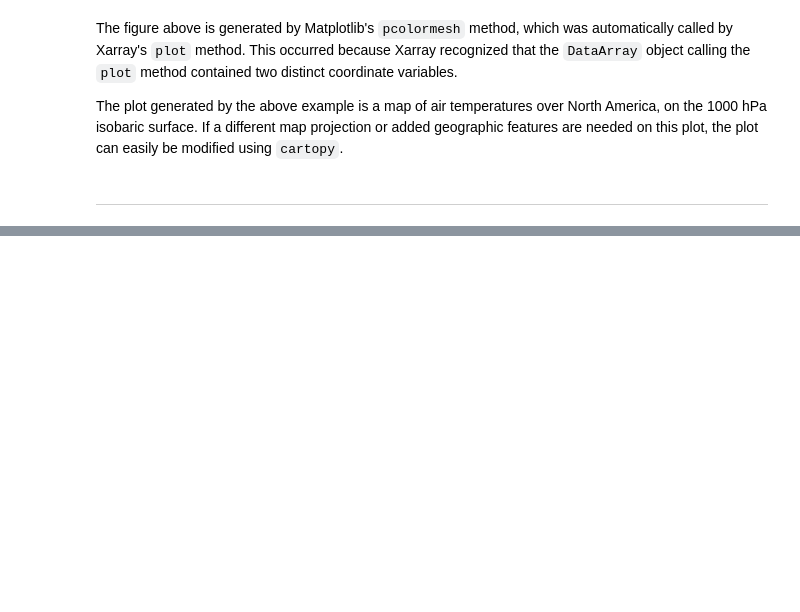
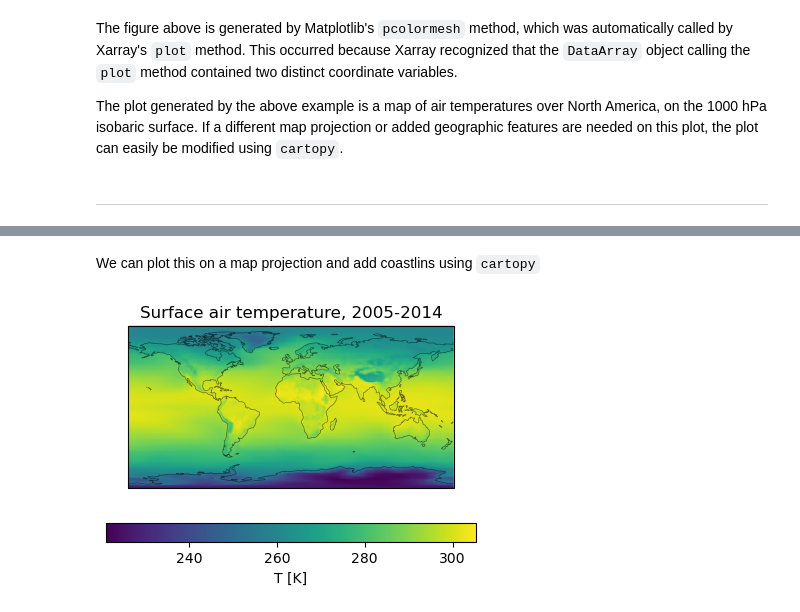
Before and after one commit to ai4er-cdt/induction-jupyter, a Jupyter notebook: main_afternoon4_xarray_dask_cartopy.ipynb, the cells around one changed output, grey strips where cells are left out. Saved outputs shown, nothing was run; the diff lists cells and outputs as text; code cells hidden in the pictures; blank space fills up the shorter version.

Commit message:
Add cartopy section

```diff
--- a/main_afternoon4_xarray_dask_cartopy.ipynb
+++ b/main_afternoon4_xarray_dask_cartopy.ipynb
@@ -252,0 +357,15 @@ The plot generated by the above example is a map of air temperatures over North
+# %% [markdown]
+We can plot this on a map projection and add coastlins using `cartopy`
+# %%
+fig = plt.figure(figsize=(4,3))
+ax = fig.add_subplot(projection=ccrs.PlateCarree())
+
+tas_2005.plot(ax=ax,cbar_kwargs={'orientation': 'horizontal', 'label':'T [K]'})
+
+ax.coastlines(color="black", alpha=0.5, lw=0.5)
+
+ax.set_title('Surface air temperature, 2005-2014')
+
+fig.tight_layout()
+# %% [output]
+[figure, added]
```
Also changed, not shown: parts of 15 cells of this notebook.
